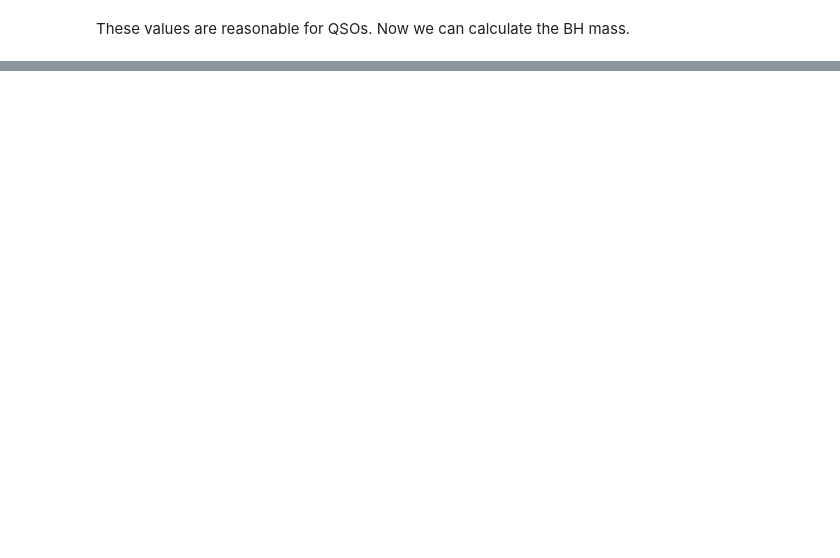
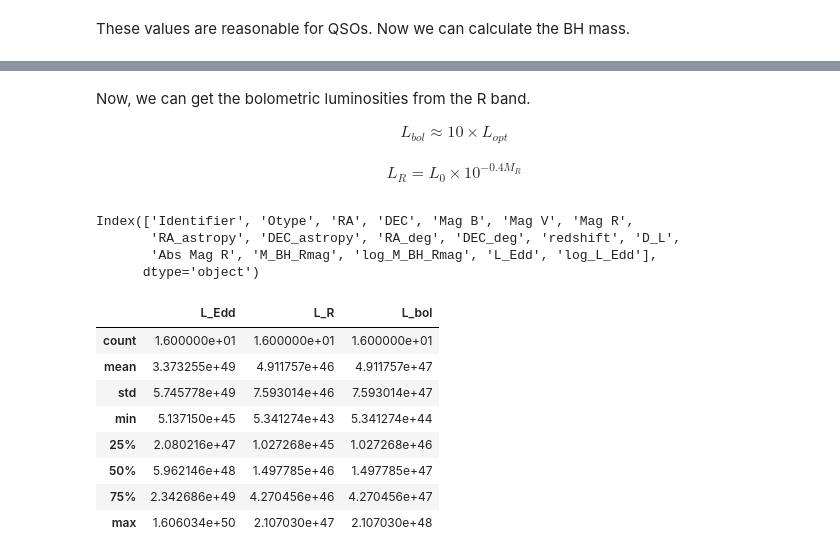
Before and after one commit to NicoGalvarino/AGN_Tutorials_Git, a Jupyter notebook: Tutorial_3_BH_params/Tutorial_3_BH_AD.ipynb, the cells around one changed output, grey strips where cells are left out. Drawn from its saved outputs; the diff is of its cells as text; code cells hidden in the pictures; blank space fills up the shorter version.

Commit message:
Get Edd luminosities and ratios

```diff
--- a/Tutorial_3_BH_params/Tutorial_3_BH_AD.ipynb
+++ b/Tutorial_3_BH_params/Tutorial_3_BH_AD.ipynb
@@ -1160,6 +1138,6 @@ def M_BH_Rmag(M_R, log=True):
     else:
         return 10**BH_mass
 # %%
-# qsos['M_BH_Rmag'] = qsos.apply(lambda x: M_BH_Rmag(x['!!!'], log=False), axis=1)
-# qsos['log_M_BH_Rmag'] = qsos.apply(lambda x: M_BH_Rmag(x['!!!']), axis=1)
-# qsos[['M_BH_Rmag', 'log_M_BH_Rmag']].describe()
+simbad_Wu_sample['M_BH_Rmag'] = simbad_Wu_sample.apply(lambda x: M_BH_Rmag(x['Abs Mag R'], log=False), axis=1)
+simbad_Wu_sample['log_M_BH_Rmag'] = simbad_Wu_sample.apply(lambda x: M_BH_Rmag(x['Abs Mag R']), axis=1)
+simbad_Wu_sample[['M_BH_Rmag', 'log_M_BH_Rmag']].describe()
@@ -1171,0 +1158,4 @@ qsos['M_BH_Rmag'] = qsos.apply(lambda x: M_BH_Rmag(x['!!!'], log=False), axis=1)
+# %%
+simbad_Wu_sample['L_Edd'] = simbad_Wu_sample.apply(lambda x: L_Edd(x['M_BH_Rmag']), axis=1)
+simbad_Wu_sample['log_L_Edd'] = np.log10(simbad_Wu_sample['L_Edd'])
+simbad_Wu_sample[['L_Edd', 'log_L_Edd']].describe()
@@ -1171,0 +1172,32 @@ qsos['M_BH_Rmag'] = qsos.apply(lambda x: M_BH_Rmag(x['!!!'], log=False), axis=1)
+# %% [markdown]
+Now, we can get the bolometric luminosities from the R band.
+
+\begin{align}
+L_{bol} \approx 10 \times L_{opt}
+\end{align}
+
+\begin{align}
+    L_R = L_0 \times 10^{-0.4 M_R}
+\end{align}
+# %%
+simbad_Wu_sample.columns
+# %% [output]
+Index(['Identifier', 'Otype', 'RA', 'DEC', 'Mag B', 'Mag V', 'Mag R',
+       'RA_astropy', 'DEC_astropy', 'RA_deg', 'DEC_deg', 'redshift', 'D_L',
+       'Abs Mag R', 'M_BH_Rmag', 'log_M_BH_Rmag', 'L_Edd', 'log_L_Edd'],
+      dtype='object')
+# %%
+L0 = 3.0128e35
+simbad_Wu_sample['L_R'] = simbad_Wu_sample.apply(lambda x: L0 * 10**(-0.4 * x['Abs Mag R']), axis=1)
+simbad_Wu_sample['L_bol'] = simbad_Wu_sample.apply(lambda x: 10 * x['L_R'], axis=1)
+simbad_Wu_sample[['L_Edd', 'L_R', 'L_bol']].describe()
+# %% [output]
+|  | L_Edd | L_R | L_bol |
+| count | 1.600000e+01 | 1.600000e+01 | 1.600000e+01 |
+| mean | 3.373255e+49 | 4.911757e+46 | 4.911757e+47 |
+| std | 5.745778e+49 | 7.593014e+46 | 7.593014e+47 |
+| min | 5.137150e+45 | 5.341274e+43 | 5.341274e+44 |
+| 25% | 2.080216e+47 | 1.027268e+45 | 1.027268e+46 |
+| 50% | 5.962146e+48 | 1.497785e+46 | 1.497785e+47 |
+| 75% | 2.342686e+49 | 4.270456e+46 | 4.270456e+47 |
+| max | 1.606034e+50 | 2.107030e+47 | 2.107030e+48 |
```
Also changed, not shown: parts of 10 cells of this notebook.
